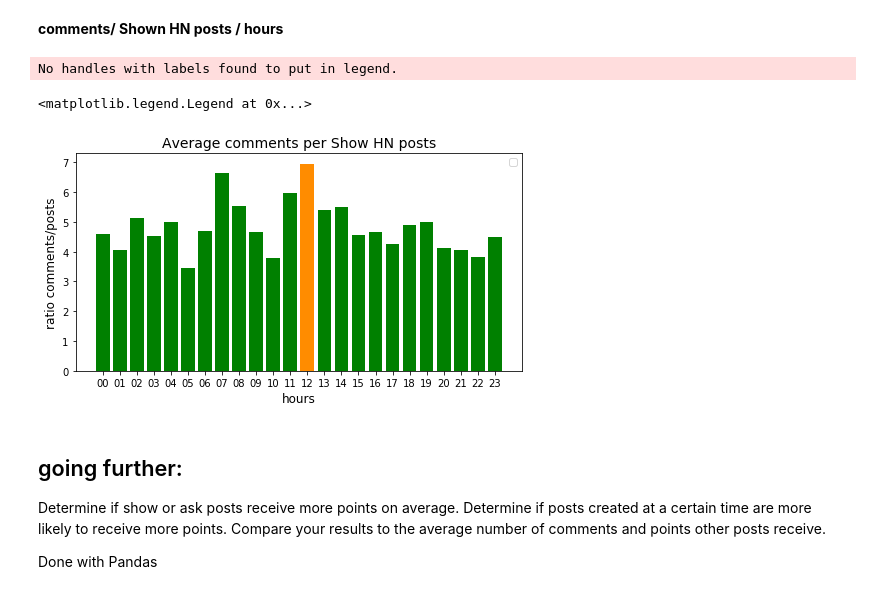
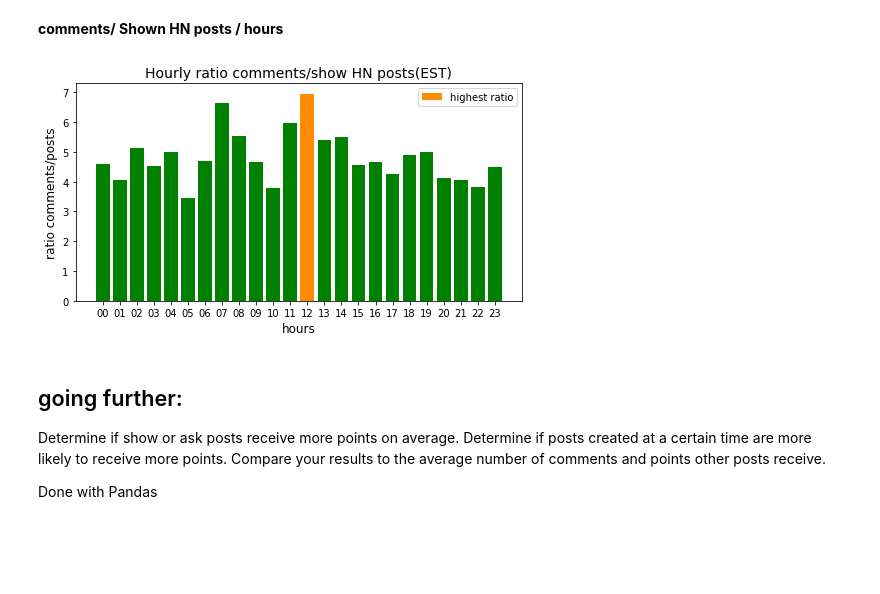
Before and after one commit to tfreyd/Reddit_post, a Jupyter notebook: Project2_hackerNewsPosts.ipynb, the cells around one changed output. Drawn from its saved outputs; the diff is of its cells as text; code cells hidden in the pictures; blank space fills up the shorter version.

```diff
--- a/Project2_hackerNewsPosts.ipynb
+++ b/Project2_hackerNewsPosts.ipynb
@@ -405,25 +405,24 @@ for hour in hours:
 # %%
 #plot
 
 fig7=plt.figure(figsize=(8,4))
 plt.bar(average_comments_shown_post.keys(),
         average_comments_shown_post.values(),
        color='green')
 plt.bar(12,average_comments_shown_post['12'],
-       color='darkorange')
+       color='darkorange',
+       label='highest ratio')
 
 #plt.axhline(np.mean(list(average_comments_shown_post.values())),color='darkred',label='average comments/show hn posts')
 
-plt.title('Average comments per Show HN posts',size=14)
+plt.title('Hourly ratio comments/show HN posts(EST)',size=14)
 plt.xlabel('hours', size=12)
 plt.ylabel('ratio comments/posts',size=12)
 plt.legend()
 
 plt.savefig('7.ratio_comments_show_posts_hours.png')
 # %% [output]
-No handles with labels found to put in legend.
-<matplotlib.legend.Legend at 0x...>
-[figure, old version]
+[figure, new version]
 # %% [markdown]
 ## going further:
 Determine if show or ask posts receive more points on average.
```
Also changed, not shown: parts of 2 cells of this notebook, 4 other files.
